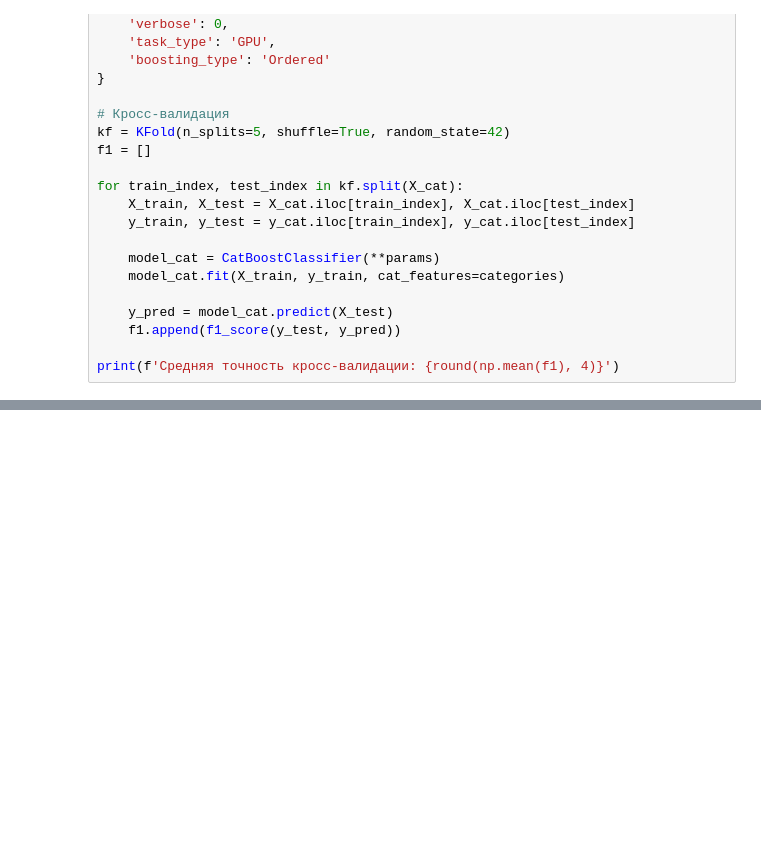
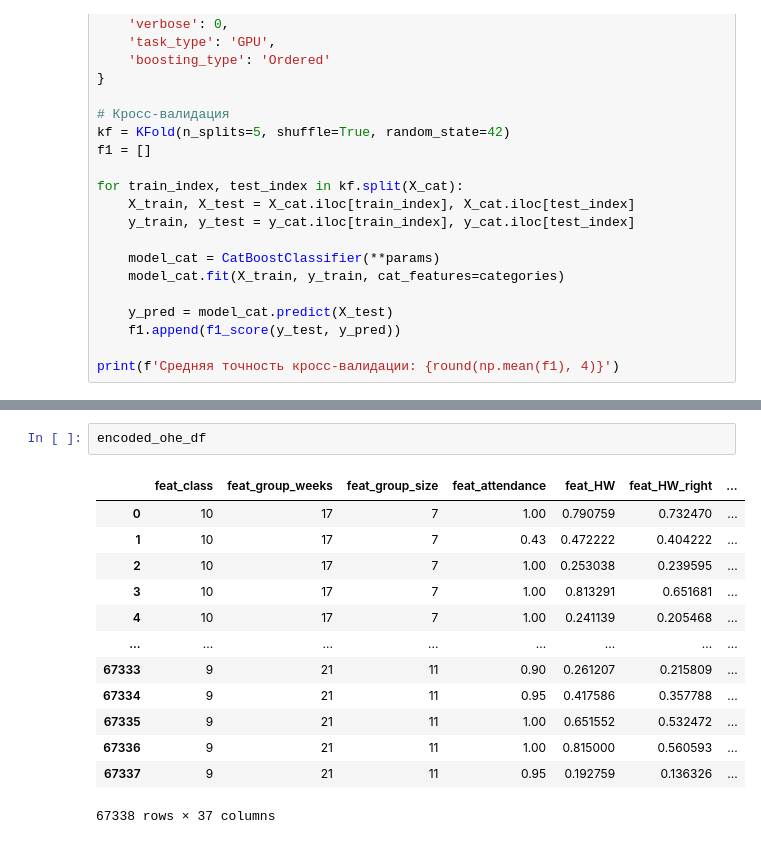
Before and after one commit to MAGlukhov/term_prob, a Jupyter notebook: Catboost.ipynb, the cells around one changed output, grey strips where cells are left out. Saved outputs shown, nothing was run; the diff lists cells and outputs as text; blank space fills up the shorter version.

```diff
--- a/Catboost.ipynb
+++ b/Catboost.ipynb
@@ -255,0 +275,16 @@ print(f'Средняя точность кросс-валидации: {round(np
+# %%
+encoded_ohe_df
+# %% [output]
+|  | feat_class | feat_group_weeks | feat_group_size | feat_attendance | feat_HW | feat_HW_right | ... |
+| 0 | 10 | 17 | 7 | 1.00 | 0.790759 | 0.732470 | ... |
+| 1 | 10 | 17 | 7 | 0.43 | 0.472222 | 0.404222 | ... |
+| 2 | 10 | 17 | 7 | 1.00 | 0.253038 | 0.239595 | ... |
+| 3 | 10 | 17 | 7 | 1.00 | 0.813291 | 0.651681 | ... |
+| 4 | 10 | 17 | 7 | 1.00 | 0.241139 | 0.205468 | ... |
+| ... | ... | ... | ... | ... | ... | ... | ... |
+| 67333 | 9 | 21 | 11 | 0.90 | 0.261207 | 0.215809 | ... |
+| 67334 | 9 | 21 | 11 | 0.95 | 0.417586 | 0.357788 | ... |
+| 67335 | 9 | 21 | 11 | 1.00 | 0.651552 | 0.532472 | ... |
+| 67336 | 9 | 21 | 11 | 1.00 | 0.815000 | 0.560593 | ... |
+| 67337 | 9 | 21 | 11 | 0.95 | 0.192759 | 0.136326 | ... |
+67338 rows × 37 columns
```
Also changed, not shown: parts of 5 cells of this notebook.
